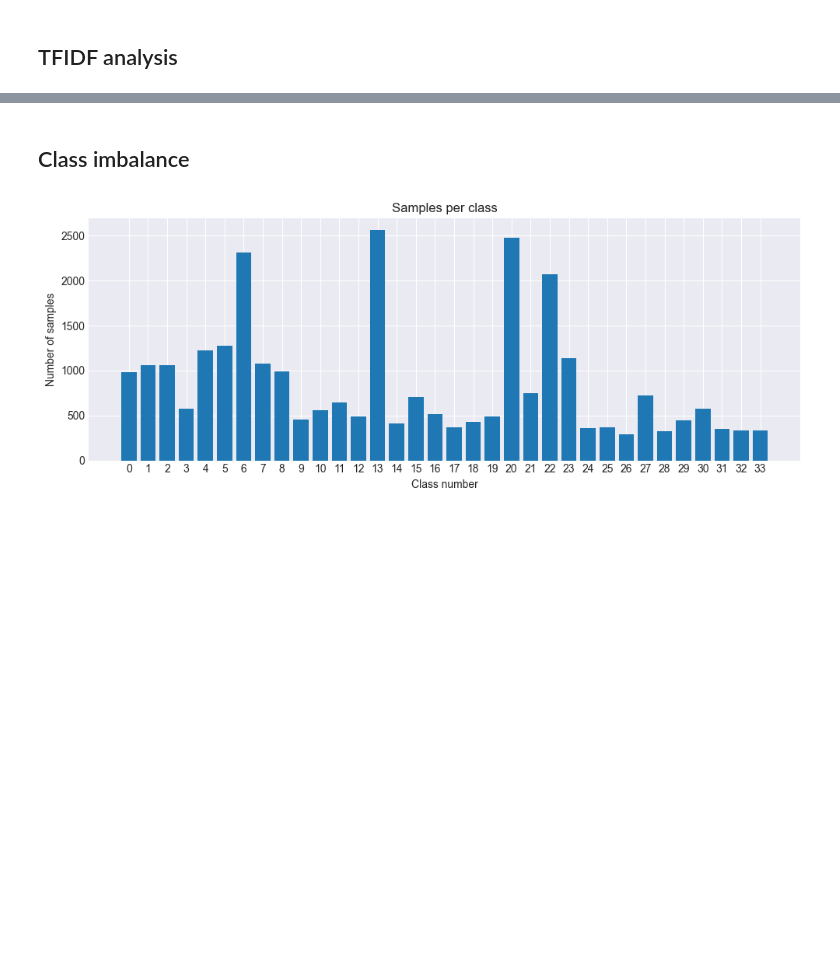
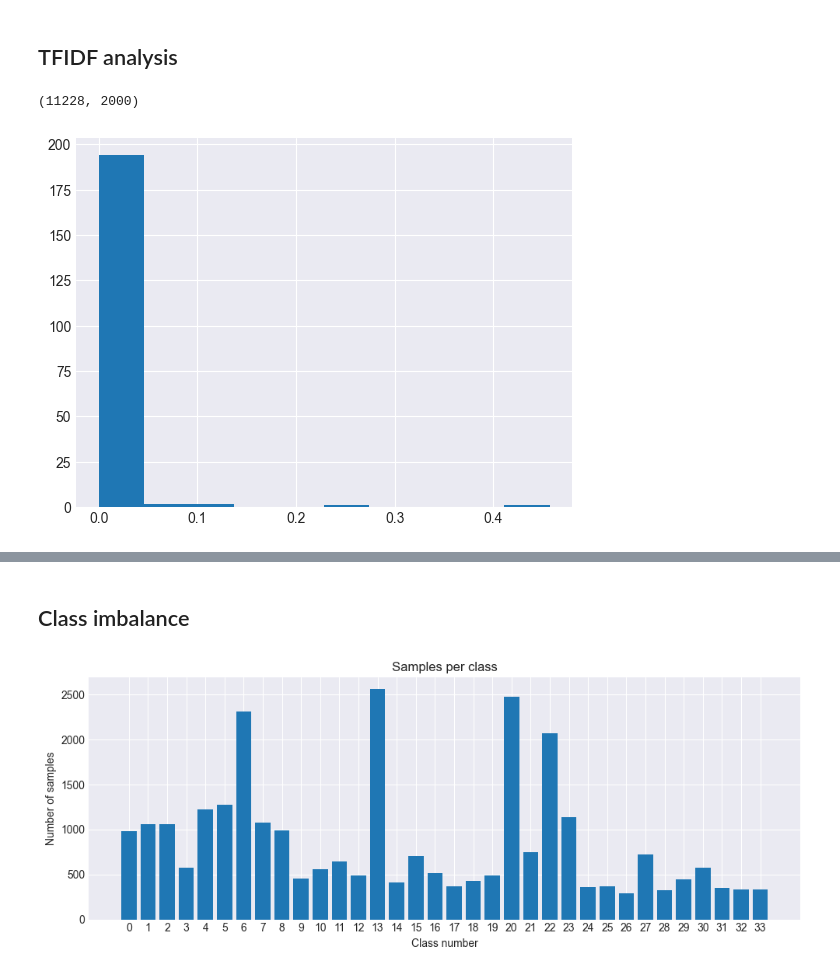
Before and after one commit to pabloqb2000/Master-Kaggle-1, a Jupyter notebook: data_analisys.ipynb, the cells around one changed output, grey strips where cells are left out. Saved outputs shown, nothing was run; the diff lists cells and outputs as text; code cells hidden in the pictures; blank space fills up the shorter version.

```diff
--- a/data_analisys.ipynb
+++ b/data_analisys.ipynb
@@ -97,4 +97,8 @@ plot_hists(df_train, outlier_columns)
 ## TFIDF analysis
 # %%
 vectors = np.array([list(a) for a in df_train.TFIDF])
+plt.hist(vectors.flat[np.random.choice(11228*2000, 200, replace=True)])
 vectors.shape
+# %% [output]
+(11228, 2000)
+[figure, added]
```
Also changed, not shown: parts of 6 cells of this notebook, 3 other files.
